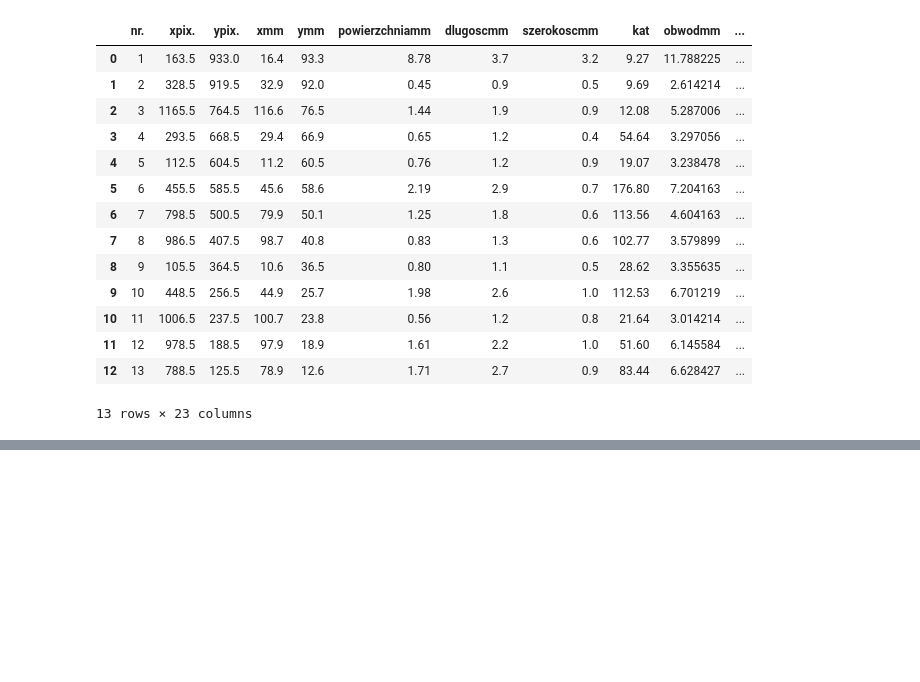
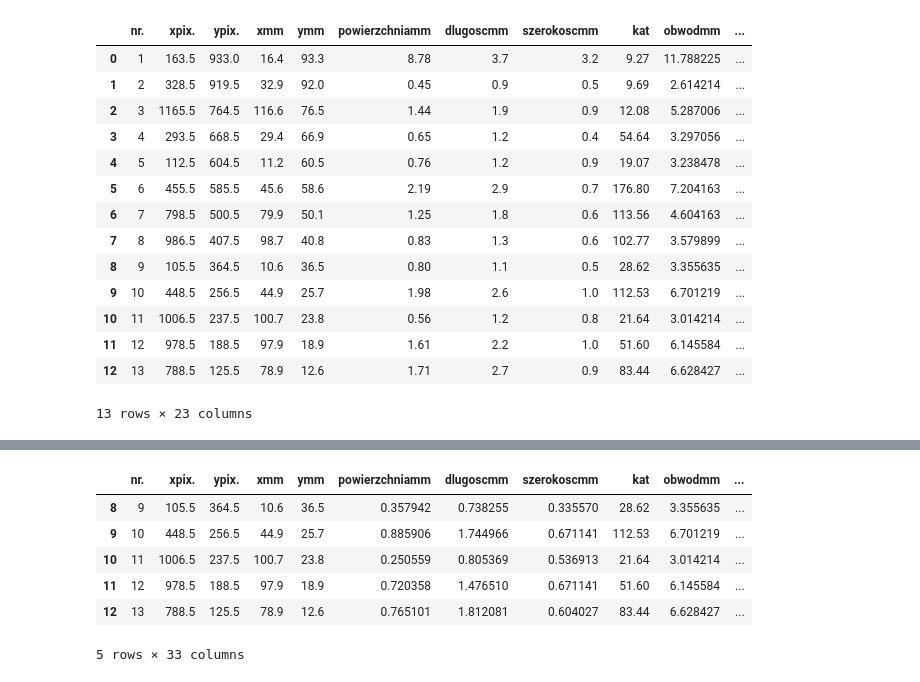
Before and after one commit to bAIcteria/microscope-ml-analyser, a Jupyter notebook: workflows/02_workflow/replace_macros_for_evaluation.ipynb, the cells around one changed output, grey strips where cells are left out. Drawn from its saved outputs; the diff is of its cells as text; code cells hidden in the pictures; blank space fills up the shorter version.

```diff
--- a/workflows/02_workflow/replace_macros_for_evaluation.ipynb
+++ b/workflows/02_workflow/replace_macros_for_evaluation.ipynb
@@ -130,7 +130,7 @@ def full_analyse(df,proube_volume_ml=6):
     shannon_index = np.sum(result_bio_stats['bio_diversity'])*-1
     print(f"Shannon index: {shannon_index}")
 
-    return specified_types_count_predicted
+    return specified_types_count_predicted,df
 # %%
 def compare_results(df_real, df_predicted,proube_volume_ml=6):
     print("real:")
@@ -240,0 +315,10 @@ Shannon index: 0.5874569322264618
+# %%
+predicted_df.tail()
+# %% [output]
+|  | nr. | xpix. | ypix. | xmm | ymm | powierzchniamm | dlugoscmm | szerokoscmm | kat | obwodmm | ... |
+| 8 | 9 | 105.5 | 364.5 | 10.6 | 36.5 | 0.357942 | 0.738255 | 0.335570 | 28.62 | 3.355635 | ... |
+| 9 | 10 | 448.5 | 256.5 | 44.9 | 25.7 | 0.885906 | 1.744966 | 0.671141 | 112.53 | 6.701219 | ... |
+| 10 | 11 | 1006.5 | 237.5 | 100.7 | 23.8 | 0.250559 | 0.805369 | 0.536913 | 21.64 | 3.014214 | ... |
+| 11 | 12 | 978.5 | 188.5 | 97.9 | 18.9 | 0.720358 | 1.476510 | 0.671141 | 51.60 | 6.145584 | ... |
+| 12 | 13 | 788.5 | 125.5 | 78.9 | 12.6 | 0.765101 | 1.812081 | 0.604027 | 83.44 | 6.628427 | ... |
+5 rows × 33 columns
```
Also changed, not shown: parts of 12 cells of this notebook, 19 other files.
